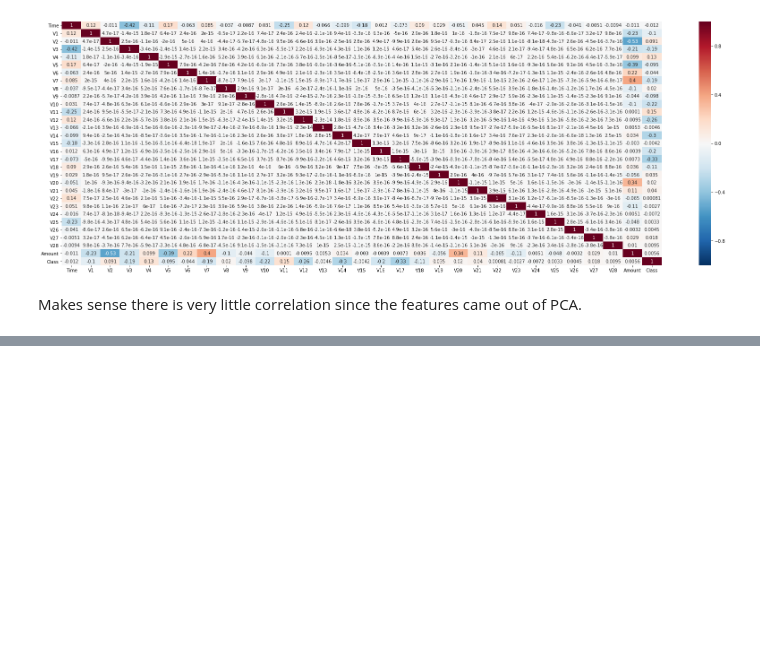
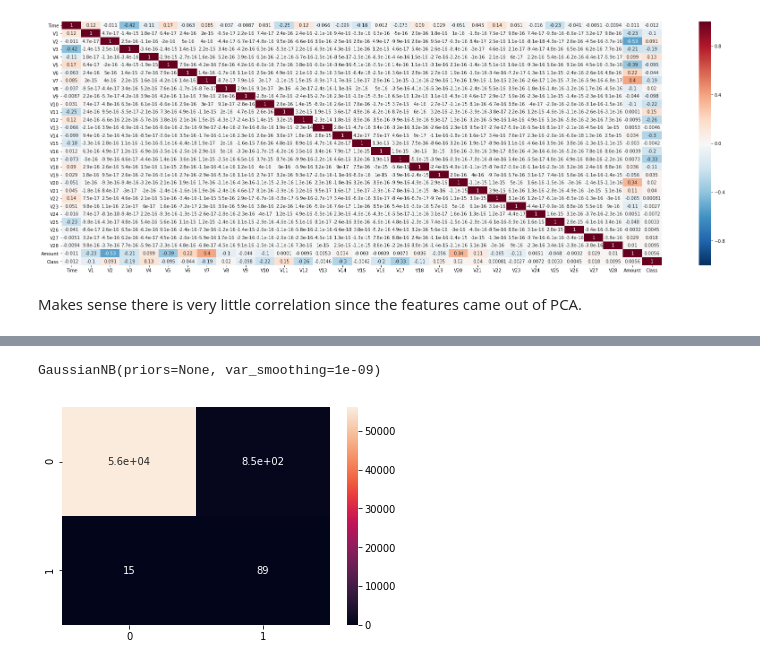
Before and after one commit to jacobskr/ML_Python, a Jupyter notebook: Machine Learning Classification Bootcamp/Naive Bayes Classifiers/Naive Bayes - Credit Card Fraud Detection.ipynb, the cells around one changed output, grey strips where cells are left out. Cells and saved outputs as stored; diff of their text form; code cells hidden in the pictures; blank space fills up the shorter version.

```diff
--- a/Machine Learning Classification Bootcamp/Naive Bayes Classifiers/Naive Bayes - Credit Card Fraud Detection.ipynb
+++ b/Machine Learning Classification Bootcamp/Naive Bayes Classifiers/Naive Bayes - Credit Card Fraud Detection.ipynb
@@ -79,0 +174,2 @@ Makes sense there is very little correlation since the features came out of PCA.
+# %%
+X = df.drop(['Time', 'V8', 'V13', 'V15', 'V20', 'V22', 'V23', 'V24', 'V25', 'V26', 'V27', 'V28', 'Class'], axis=1)
@@ -79,0 +185,15 @@ Makes sense there is very little correlation since the features came out of PCA.
+# %%
+X_train, X_test, y_train, y_test = train_test_split(X, y,
+                                                    test_size=0.2,
+                                                    random_state=5)
+# %%
+nb_clf = GaussianNB()
+nb_clf.fit(X_train, y_train)
+# %% [output]
+GaussianNB(priors=None, var_smoothing=1e-09)
+# %%
+nb_pred = nb_clf.predict(X_test)
+cm = confusion_matrix(y_test, nb_pred)
+sns.heatmap(cm, annot=True);
+# %% [output]
+[figure, added]
```
Also changed, not shown: parts of 24 cells of this notebook.
